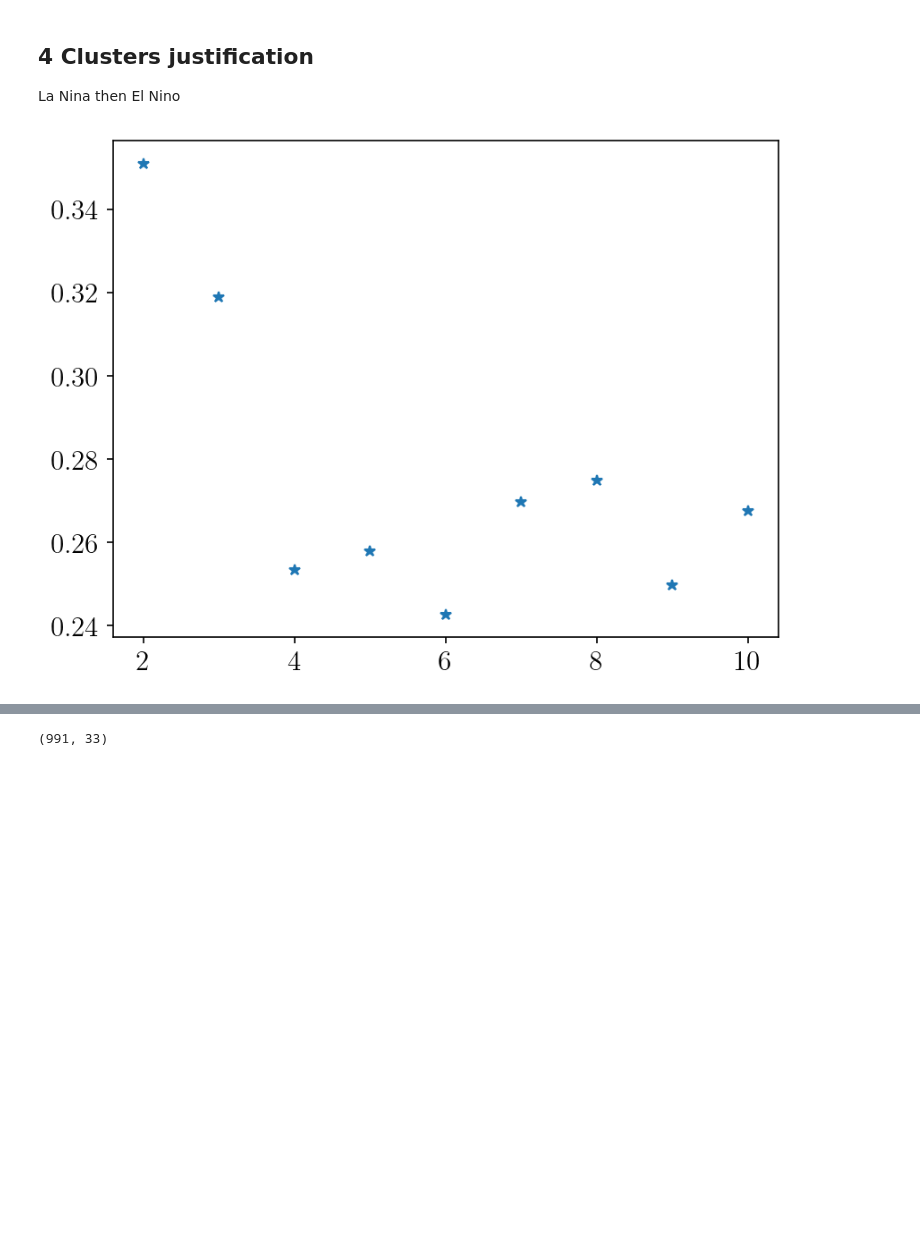
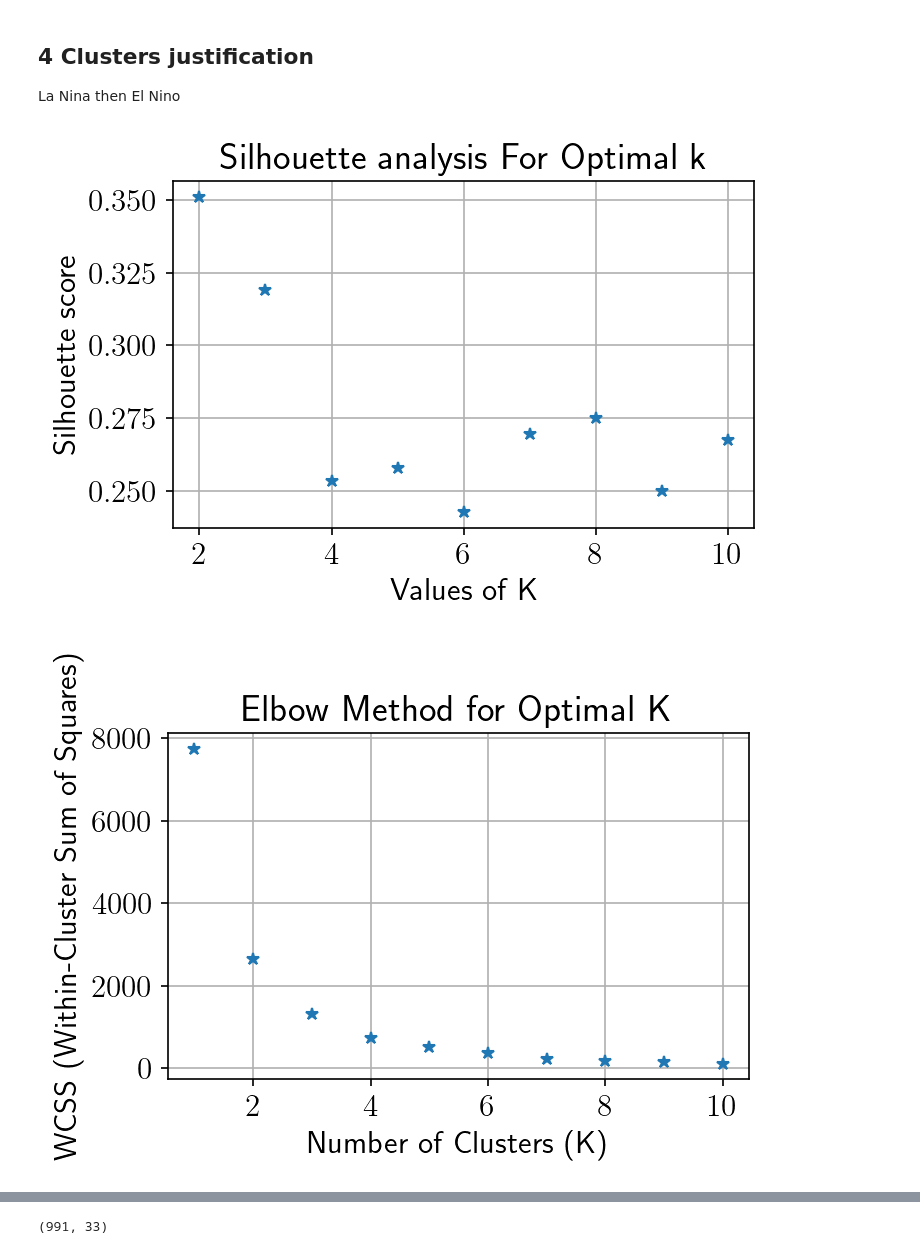
Before and after one commit to kjmayer/ENSOvsMJO, a Jupyter notebook: explore/interpret-data_composite_final.ipynb, the cells around one changed output, grey strips where cells are left out. Cells and saved outputs as stored; diff of their text form; code cells hidden in the pictures; blank space fills up the shorter version.

Commit message:
supp figs clustering

```diff
--- a/explore/interpret-data_composite_final.ipynb
+++ b/explore/interpret-data_composite_final.ipynb
@@ -521,19 +521,21 @@ for k in k_values:
     wcss.append(kmeans.inertia_)
 
 # Step 5: Plot the WCSS graph
+plt.figure()
 plt.plot(k_values, wcss,'*')
 plt.xlabel('Number of Clusters (K)')
 plt.ylabel('WCSS (Within-Cluster Sum of Squares)')
 plt.title('Elbow Method for Optimal K')
+plt.grid(True)
+
 plt.show()
 
 # Step 6: Choose the optimal K (elbow point) based on the plot
-optimal_k = 4  # Adjust this based on the plot
+optimal_k = 3  # Adjust this based on the plot
 
 # Train the K-means model with the optimal K
 kmeans = KMeans(n_clusters=optimal_k, random_state=0)
 kmeans.fit(data)
-
 # The cluster centers are stored in kmeans.cluster_centers_
 cluster_centers = kmeans.cluster_centers_
 # %% [output]
@@ -610,31 +612,59 @@ indies_mjo = np.where((data[:,0]<0.5))
 
 #or this +++
 # X3test = np.concatenate([np.expand_dims(np.mean(X1test,axis=1),axis=1),X2test],axis=1)
 # data = np.array(X3test[column_list,:][correct_and_confident_1])  # Replace with your actual data
 # indies_mjo = np.where((data[:,0]>-0.5))
 
 # Load your data into a NumPy array (assuming 'data' contains your data)
 
 Wmat = np.zeros_like(X3test)
 Ws = np.exp(np.linspace(0,24,16))
 Ws = np.exp(np.linspace(0,24,16))/np.exp(np.linspace(0,24,16))
 it_up = 0
 for ii in range(33):
     if ii == 0:
         W = 1
         Wmat[:,0]=W
         continue
     if ii%2!=0:
         W = Ws[it_up]
         it_up+=1
     Wmat[:,ii]=W
 
 # Load your data into a NumPy array (assuming 'data' contains your data)
 data = np.array((X3test[column_list,:]*Wmat[column_list,:])[correct_and_confident_0])  # Replace with your actual data
 data = np.array(data[indies_mjo[0],:])  # Replace with your actual data
 
 score_df = pd.DataFrame([get_scores(data[:,:], k) for k in range(2, 11, 1)], columns=['k', 'sil', 'gmm'])
 plt.plot(score_df['k'],score_df['sil'],'*')
+plt.grid(True)
+plt.xlabel('Values of K')
+plt.ylabel('Silhouette score')
+plt.title('Silhouette analysis For Optimal k')
 plt.show()
+
+# Load your data into a NumPy array (assuming 'data' contains your data)
+data = np.array(X1test[column_list,:][correct_and_confident_0])  # Replace with your actual data
+
+# Step 3: Define a range of candidate values for K
+k_values = range(1, 11)  # You can adjust the range
+# Step 4: Calculate the WCSS for each value of K
+wcss = []
+
+for k in k_values:
+    kmeans = KMeans(n_clusters=k, random_state=0)
+    kmeans.fit(data)
+    wcss.append(kmeans.inertia_)
+
+# Step 5: Plot the WCSS graph
+plt.figure()
+plt.plot(k_values, wcss,'*')
+plt.xlabel('Number of Clusters (K)')
+plt.ylabel('WCSS (Within-Cluster Sum of Squares)')
+plt.title('Elbow Method for Optimal K')
+plt.grid(True)
+
+plt.show()
 # %% [output]
-[figure, old version]
+[figure, new version]
+[figure, added]
```
Also changed, not shown: parts of 11 cells of this notebook.
